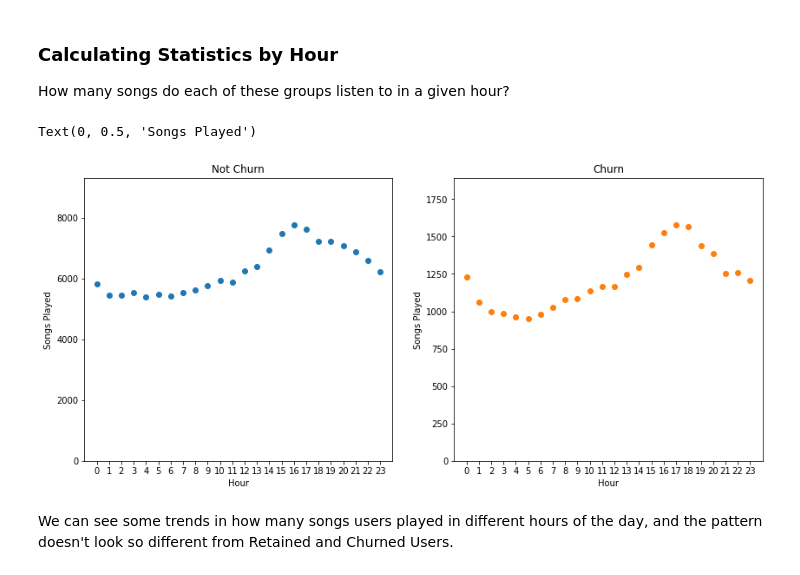
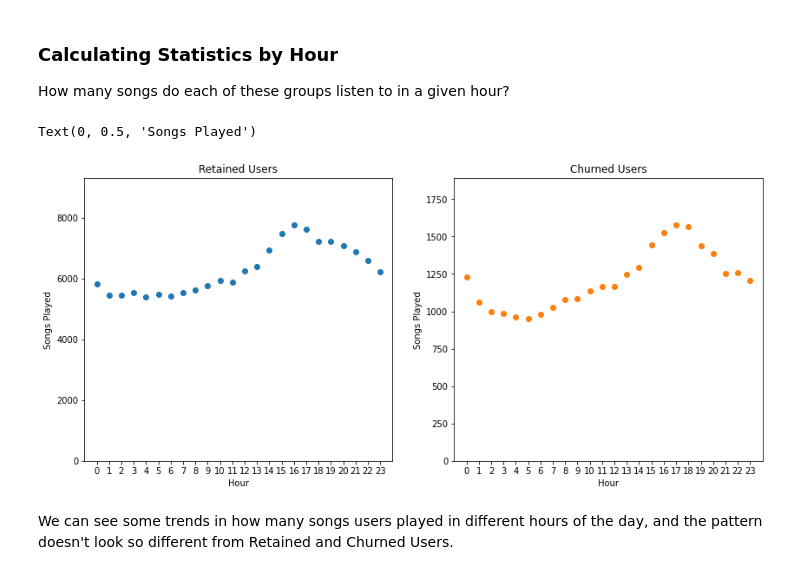
Before and after one commit to JosephArcila/Predicting_User_Cancelation_with_Spark, a Jupyter notebook: Predicting-Churn-Users.ipynb, the cells around one changed output. Cells and saved outputs as stored; diff of their text form; code cells hidden in the pictures.

```diff
--- a/Sparkify.ipynb
+++ b/Predicting-Churn-Users.ipynb
@@ -538,34 +538,34 @@ How many songs do each of these groups listen to in a given hour?
 # %%
 plt.figure(figsize=(14, 6))
 
 # Counting the next song page requests
 songs_in_hour = train.filter((train.page == "NextSong") & (train.Churn == 0)) \
     .groupby(train.hour).count().orderBy(train.hour.cast("float"))
 songs_in_hour_pd = songs_in_hour.toPandas()
 
 plt.subplot(1, 2, 1)
-plt.title('Not Churn')
+plt.title('Retained Users')
 plt.scatter(songs_in_hour_pd["hour"], songs_in_hour_pd["count"])
 plt.xlim(-1, 24)
 plt.ylim(0, 1.2 * songs_in_hour_pd["count"].max())
 plt.xlabel("Hour")
 plt.ylabel("Songs Played");
 
 # Counting the next song page requests
 songs_in_hour_churn = train.filter((train.page == "NextSong") & (train.Churn == 1)) \
     .groupby(train.hour).count().orderBy(train.hour.cast("float"))
 songs_in_hour_churn_pd = songs_in_hour_churn.toPandas()
 
 plt.subplot(1, 2, 2)
-plt.title('Churn')
+plt.title('Churned Users')
 plt.scatter(songs_in_hour_churn_pd["hour"], songs_in_hour_churn_pd["count"], color='C1')
 plt.xlim(-1, 24)
 plt.ylim(0, 1.2 * songs_in_hour_churn_pd["count"].max())
 plt.xlabel("Hour")
 plt.ylabel("Songs Played")
 # %% [output]
 Text(0, 0.5, 'Songs Played')
-[figure, old version]
+[figure, new version]
 # %% [markdown]
 We can see some trends in how many songs users played in different hours of the day, and the pattern doesn't look so different from Retained and Churned Users.
 # %% [markdown]
```
Also changed, not shown: parts of 13 cells of this notebook.
